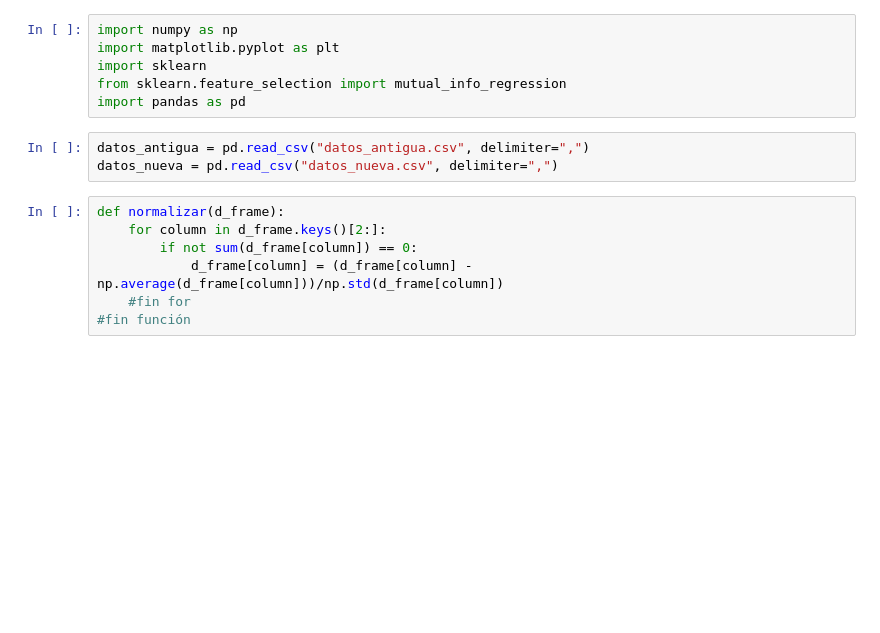
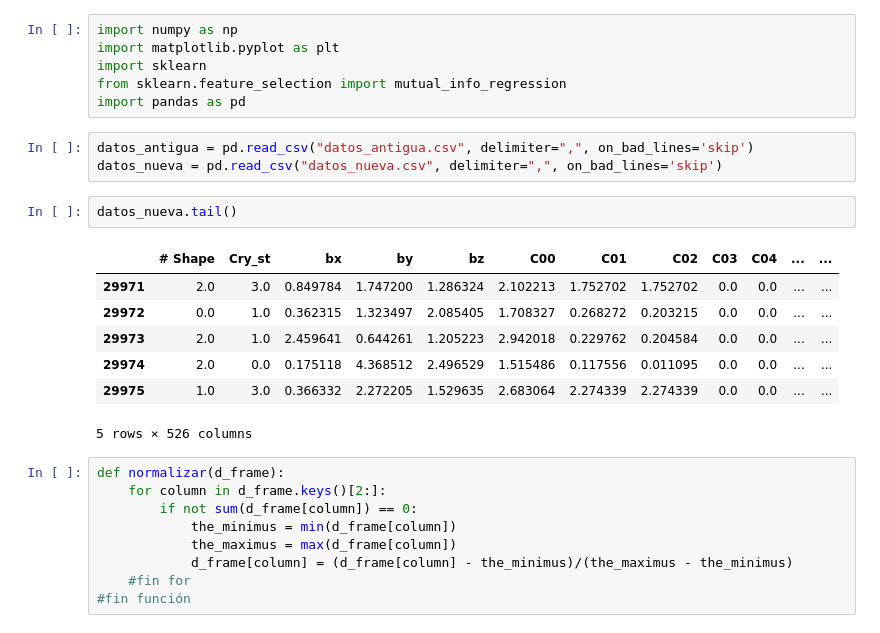
Before and after one commit to jacubillos10/RUSpectroscopy_Tools, a Jupyter notebook: output_data/mutual_info.ipynb, the cells around one changed output. Saved outputs shown, nothing was run; the diff lists cells and outputs as text; blank space fills up the shorter version.

```diff
--- a/output_data/mutual_info.ipynb
+++ b/output_data/mutual_info.ipynb
@@ -5,12 +5,24 @@ import sklearn
 from sklearn.feature_selection import mutual_info_regression
 import pandas as pd
 # %%
-datos_antigua = pd.read_csv("datos_antigua.csv", delimiter=",")
-datos_nueva = pd.read_csv("datos_nueva.csv", delimiter=",")
+datos_antigua = pd.read_csv("datos_antigua.csv", delimiter=",", on_bad_lines='skip')
+datos_nueva = pd.read_csv("datos_nueva.csv", delimiter=",", on_bad_lines='skip')
+# %%
+datos_nueva.tail()
+# %% [output]
+|  | # Shape | Cry_st | bx | by | bz | C00 | C01 | C02 | C03 | C04 | ... | ... |
+| 29971 | 2.0 | 3.0 | 0.849784 | 1.747200 | 1.286324 | 2.102213 | 1.752702 | 1.752702 | 0.0 | 0.0 | ... | ... |
+| 29972 | 0.0 | 1.0 | 0.362315 | 1.323497 | 2.085405 | 1.708327 | 0.268272 | 0.203215 | 0.0 | 0.0 | ... | ... |
+| 29973 | 2.0 | 1.0 | 2.459641 | 0.644261 | 1.205223 | 2.942018 | 0.229762 | 0.204584 | 0.0 | 0.0 | ... | ... |
+| 29974 | 2.0 | 0.0 | 0.175118 | 4.368512 | 2.496529 | 1.515486 | 0.117556 | 0.011095 | 0.0 | 0.0 | ... | ... |
+| 29975 | 1.0 | 3.0 | 0.366332 | 2.272205 | 1.529635 | 2.683064 | 2.274339 | 2.274339 | 0.0 | 0.0 | ... | ... |
+5 rows × 526 columns
 # %%
 def normalizar(d_frame):
     for column in d_frame.keys()[2:]:
         if not sum(d_frame[column]) == 0:
-            d_frame[column] = (d_frame[column] - np.average(d_frame[column]))/np.std(d_frame[column])
+            the_minimus = min(d_frame[column])
+            the_maximus = max(d_frame[column])
+            d_frame[column] = (d_frame[column] - the_minimus)/(the_maximus - the_minimus)
     #fin for
 #fin función
```
Also changed, not shown: parts of 7 cells of this notebook.
